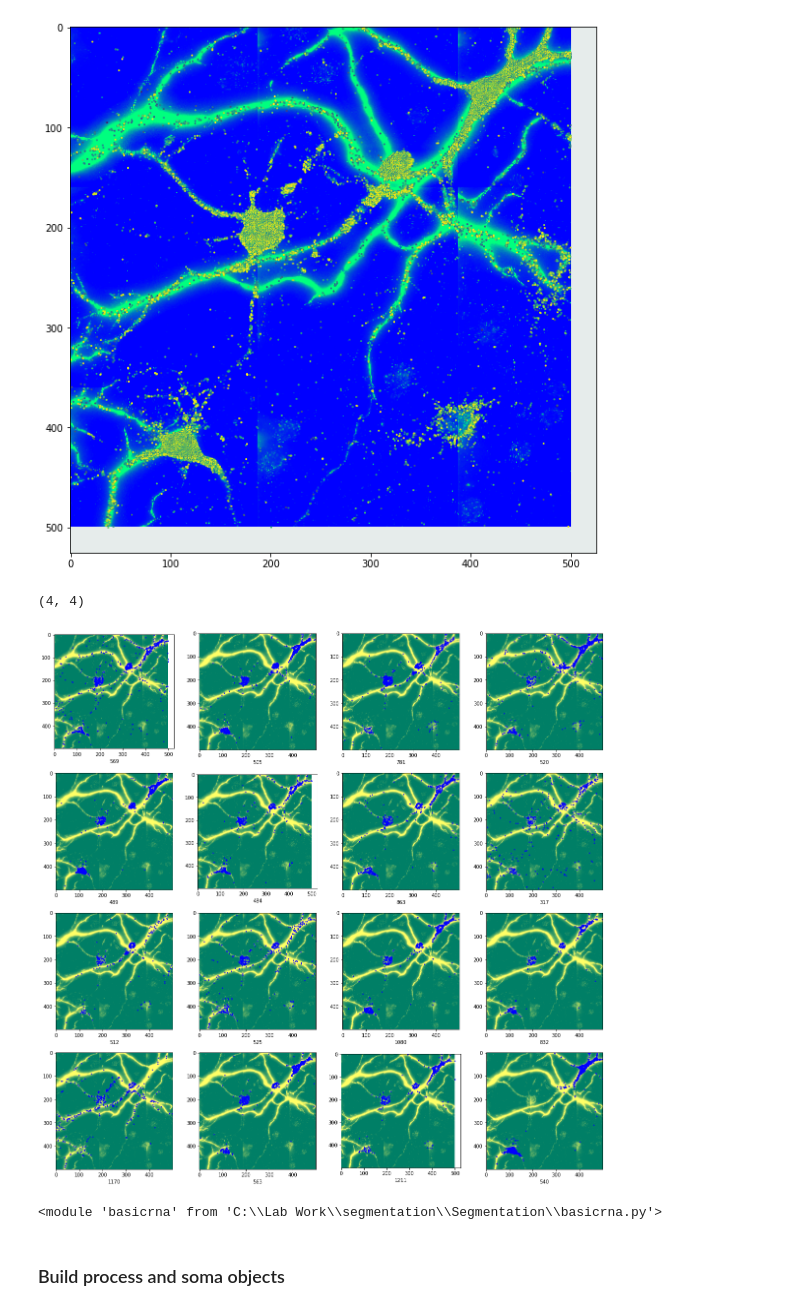
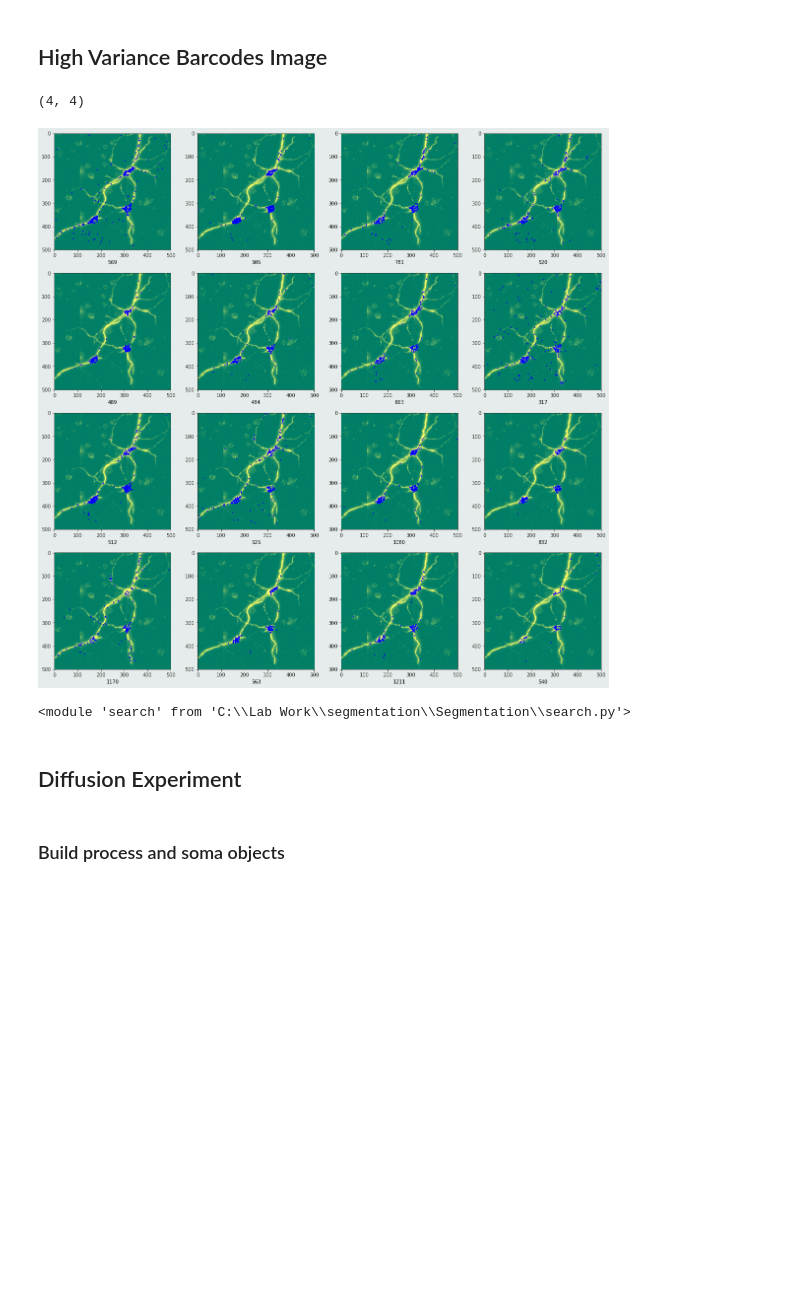
Before and after one commit to Harrison-Oatman/NeuronSegmentation, a Jupyter notebook: session.ipynb, the cells around one changed output. Cells and saved outputs as stored; diff of their text form; code cells hidden in the pictures; blank space fills up the shorter version.

```diff
--- a/session.ipynb
+++ b/session.ipynb
@@ -66,3 +86,0 @@ somaImage = np.load(somaImageFile)
-# %%
-mini_rna = RNA.sample(100000)
-qtree, rna_list = trees.convert_to_qtree(RNA, [0.0, 0.0, somaImage.shape[0], somaImage.shape[1]], 10)
@@ -68,0 +408,3 @@ qtree, rna_list = trees.convert_to_qtree(RNA, [0.0, 0.0, somaImage.shape[0], som
+# %%
+barcode_composition = transcriptomics.get_transcriptomes(RNA)
+nmf = transcriptomics.apply_nmf(barcode_composition, 9)
@@ -68,0 +440,3 @@ qtree, rna_list = trees.convert_to_qtree(RNA, [0.0, 0.0, somaImage.shape[0], som
+# %%
+highest = np.argmax(nmf.components_[1:, :], axis=0) + 1
+highest
@@ -121,0 +684,11 @@ max_codes
+# %%
+# rec = trees.Rect([250, 1024, 500, 500])
+bgimage = np.array(cv2.imread(datapath+"Map2TauImage.png")[rec.y:rec.y+rec.h+1, rec.x:rec.x+rec.w+1])
+
+fig = plt.figure(figsize=(10,10))
+ax = plt.subplot()
+ax.set_facecolor('#e6eceb')
+points = qtree.query(rec)
+basicrna.plot_points(ax, points, colorizer=ColorByZ(), image=bgimage[:,:,2]/2, offset=(rec.y, rec.x))
+
+plt.show()
@@ -122,54 +697,31 @@ max_codes
+# %% [markdown]
+## High Variance Barcodes Image
 # %%
-rec = trees.Rect([250, 1024, 500, 500])
-bgimage = np.array(cv2.imread(datapath+"Map2TauImage.png")[rec.y:rec.y+rec.h, rec.x:rec.x+rec.w])
-# bgimage[:,:,0:2] = 255 - bgimage[:,:,2:3]
-# bgimage[:,:,2] = 255
-facecolor = '#e6eceb'
-# #
-# bgimage = processImage[rec.y:rec.y+rec.h, rec.x:rec.x+rec.w]
-
-fig = plt.figure(figsize=(10,10))
-ax = plt.subplot()
-# qtree.draw(ax, rec)
-# this_rna = qtree.query(rec)
-# this_rcvs = get_rcvs(this_rna, 200, qtree)
-# normed_rcvs = embed_rcv(this_rcvs, pca, reducer, embedded)
-# plot_points(ax, this_rna, c=(normed_rcvs+1)/2)
-ax.set_facecolor('#e6eceb')
-points = qtree.query(rec)
-basicrna.plot_points(ax, points, colorizer=basicrna.ColorByBarcode(), image=bgimage[:,:,2], offset=(rec.y, rec.x), cmap="winter")
-
-plt.show()
-
+rec = trees.Rect([700, 700, 500, 500])
+# bgimage = np.array(cv2.imread(datapath+"Map2TauImage.png")[rec.y:rec.y+rec.h, rec.x:rec.x+rec.w])
 
 nrows = 4
 ncols = 4
 fig, axes = plt.subplots(nrows,ncols,figsize=(20,20))
 print(axes.shape)
 for i in range(nrows*ncols):
     tester = trees.BarcodeTester(max_codes[i])
     ax = axes[i//ncols][i%ncols]
     points = qtree.query(rec, tester=tester)
     basicrna.plot_points(ax, points, c='blue', s=2, image=bgimage[:,:,2], offset=(rec.y, rec.x), cmap="summer")
     ax.set_xlabel(f'{max_codes[i]}')
 
-# group = PointExplorer(qtree)
-# searcher = NearestNeighborSearch(qtree, 10, 5)
-# adder = AddMethod()
-# group.start_point(np.random.choice(qtree.query(rec)))
-# group.expand(searcher, adder)
-# plot_points(ax, group.accepted, c='b', offset=(rec.y, rec.x))
-
 plt.show()
 # %% [output]
+(4, 4)
-[figure, old version]
+[figure, new version]
-(4, 4)
-[figure, removed]
 # %%
 import importlib
-importlib.reload(basicrna)
+importlib.reload(search)
 # %% [output]
-<module 'basicrna' from 'C:\\Lab Work\\segmentation\\Segmentation\\basicrna.py'>
+<module 'search' from 'C:\\Lab Work\\segmentation\\Segmentation\\search.py'>
+# %% [markdown]
+## Diffusion Experiment
 # %% [markdown]
 ### Build process and soma objects
 # %%
```
Also changed, not shown: parts of 69 cells of this notebook, 13 other files.
